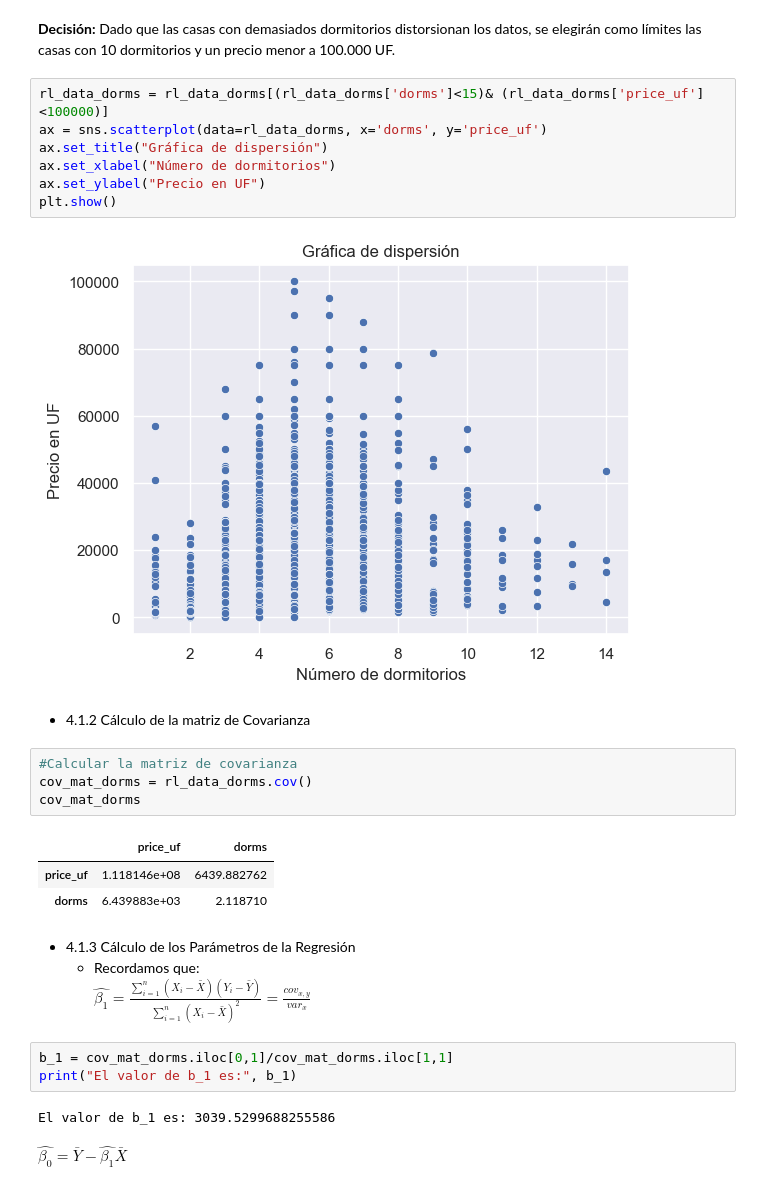
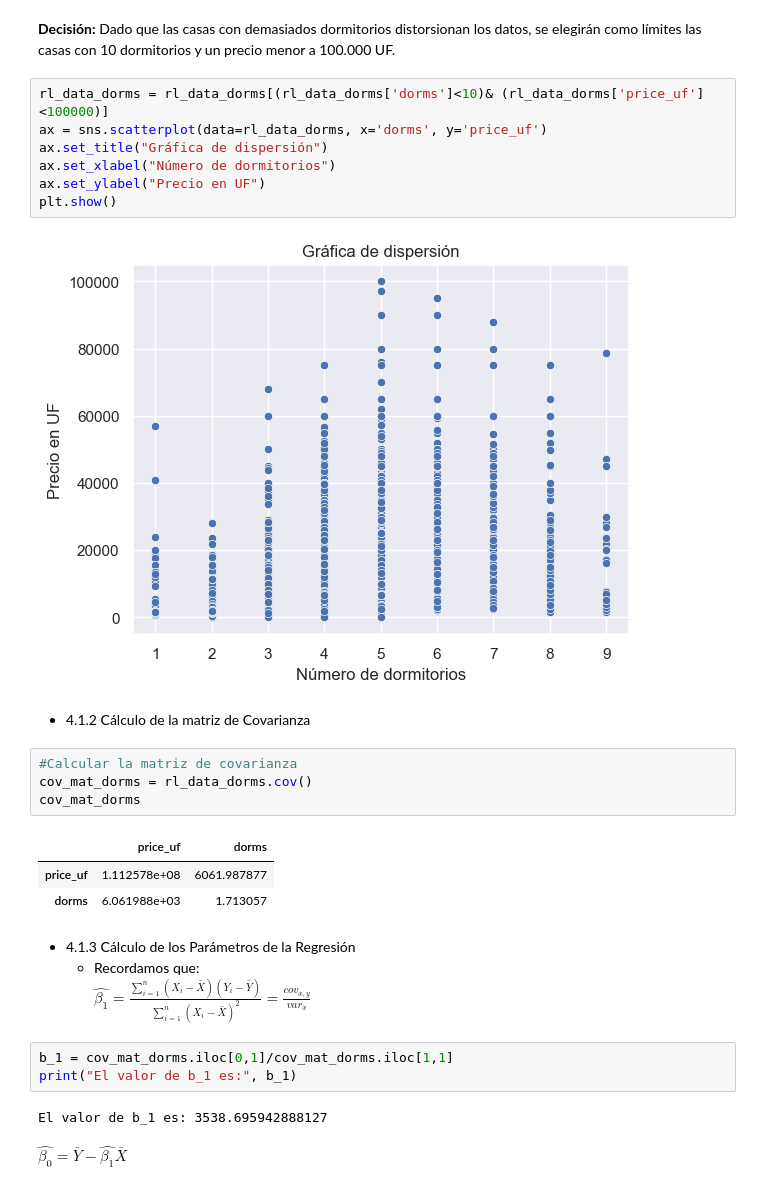
Before and after one commit to Marian186/Data-Cleaning, a Jupyter notebook: Regresion Lineal.ipynb, the cells around one changed output. Cells and saved outputs as stored; diff of their text form.

Commit message:
correccion grafico dorms menos q 10

```diff
--- a/Regresion Lineal.ipynb
+++ b/Regresion Lineal.ipynb
@@ -171,14 +171,14 @@ plt.show()
 # %% [markdown]
 **Decisión:** Dado que las casas con demasiados dormitorios distorsionan los datos, se elegirán como límites las casas con 10 dormitorios y un precio menor a 100.000 UF.
 # %%
-rl_data_dorms = rl_data_dorms[(rl_data_dorms['dorms']<15)& (rl_data_dorms['price_uf']<100000)]
+rl_data_dorms = rl_data_dorms[(rl_data_dorms['dorms']<10)& (rl_data_dorms['price_uf']<100000)]
 ax = sns.scatterplot(data=rl_data_dorms, x='dorms', y='price_uf')
 ax.set_title("Gráfica de dispersión")
 ax.set_xlabel("Número de dormitorios")
 ax.set_ylabel("Precio en UF")
 plt.show()
 # %% [output]
-[figure, old version]
+[figure, new version]
 # %% [markdown]
 - 4.1.2 Cálculo de la matriz de Covarianza
 # %%
@@ -187,8 +187,8 @@ cov_mat_dorms = rl_data_dorms.cov()
 cov_mat_dorms
 # %% [output]
 |  | price_uf | dorms |
-| price_uf | 1.118146e+08 | 6439.882762 |
-| dorms | 6.439883e+03 | 2.118710 |
+| price_uf | 1.112578e+08 | 6061.987877 |
+| dorms | 6.061988e+03 | 1.713057 |
 # %% [markdown]
 - 4.1.3 Cálculo de los Parámetros de la Regresión
     - Recordamos que:
@@ -197,7 +197,7 @@ $\hat{\beta_1} = \frac{\sum\limits_{i=1}^{n}(X_i-\bar{X})(Y_i-\bar{Y})}{\sum\lim
 b_1 = cov_mat_dorms.iloc[0,1]/cov_mat_dorms.iloc[1,1]
 print("El valor de b_1 es:", b_1)
 # %% [output]
-El valor de b_1 es: 3039.5299688255586
+El valor de b_1 es: 3538.695942888127
 # %% [markdown]
 $\hat{\beta_0} = \bar{Y} - \hat{\beta_1}\bar{X}$
 # %%
```
Also changed, not shown: parts of 8 cells of this notebook, 1 other file.
